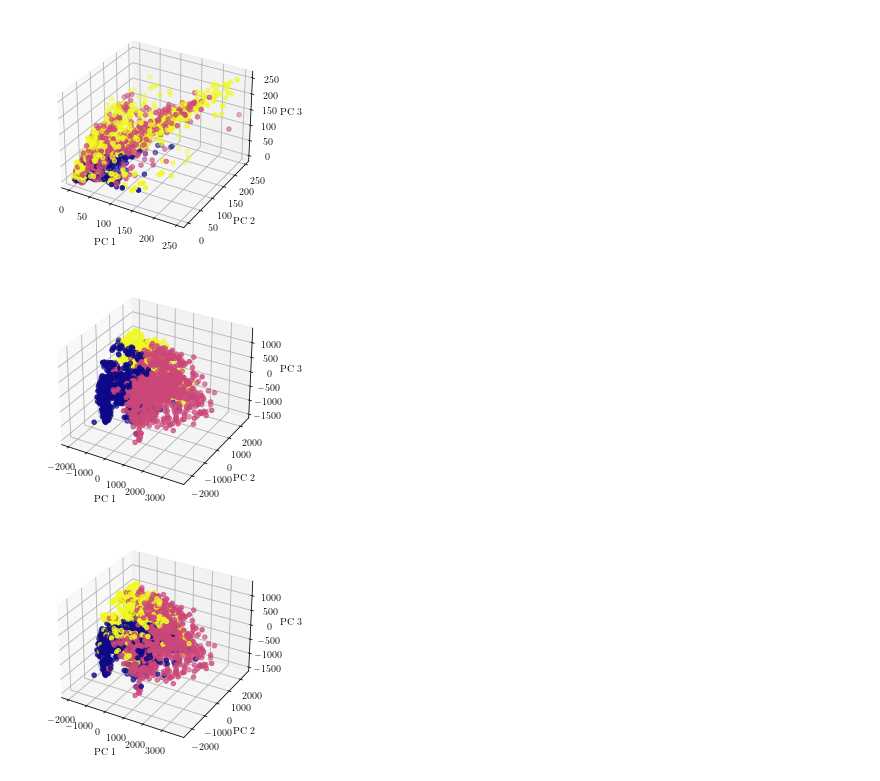
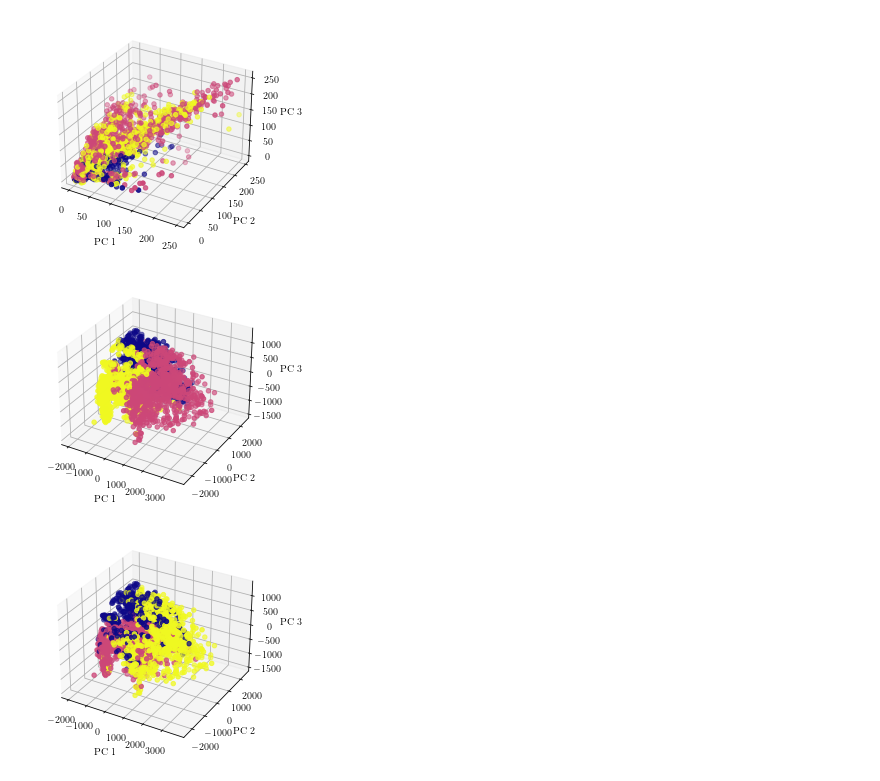
Before and after one commit to shenghaoc/ee5907-ca2, a Jupyter notebook: gmm.ipynb, the cells around one changed output. Cells and saved outputs as stored; diff of their text form; code cells hidden in the pictures.

```diff
--- a/gmm.ipynb
+++ b/gmm.ipynb
@@ -165,10 +165,7 @@ from sklearn.mixture import GaussianMixture
 NUM_GMM_COMPONENTS = 3
 # %%
 def do_gmm(dim, X):
-    X = X[:, :dim]
-    gmm = GaussianMixture(n_components=NUM_GMM_COMPONENTS, covariance_type="full").fit(
-        X
-    )
+    gmm = GaussianMixture(n_components=NUM_GMM_COMPONENTS).fit(X)
     prediction_gmm = gmm.predict(X)
 
     fig = plt.figure()
@@ -183,12 +180,12 @@ def do_gmm(dim, X):
 # %%
 do_gmm(NUM_PIXELS, X_train)
 # %% [output]
-[figure, old version]
+[figure, new version]
 # %%
-do_gmm(200, X_pca)
+do_gmm(200, X_pca[:, :200])
 # %% [output]
-[figure, old version]
+[figure, new version]
 # %%
-do_gmm(80, X_pca)
+do_gmm(80, X_pca[:, :80])
 # %% [output]
-[figure, old version]
+[figure, new version]
```
Also changed, not shown: 1 other file.
